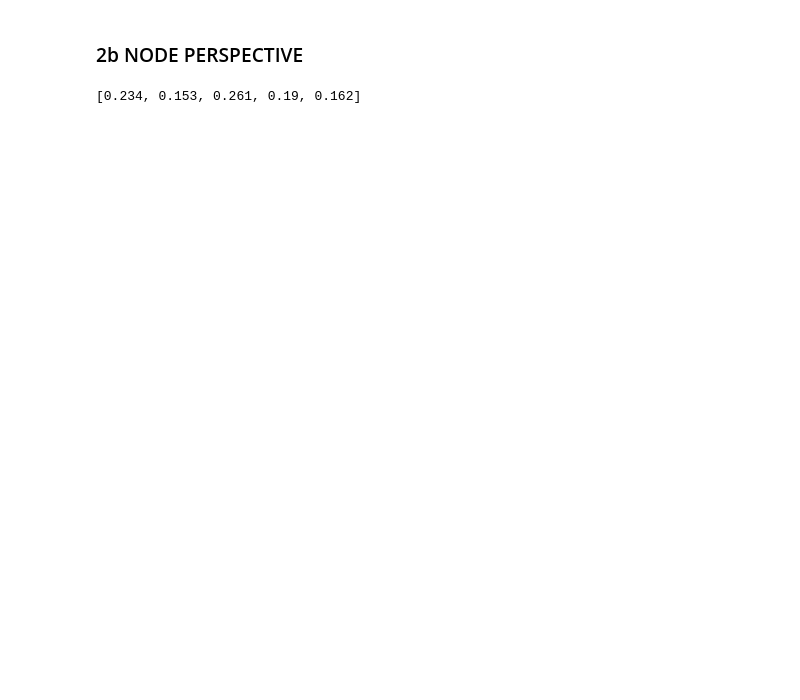
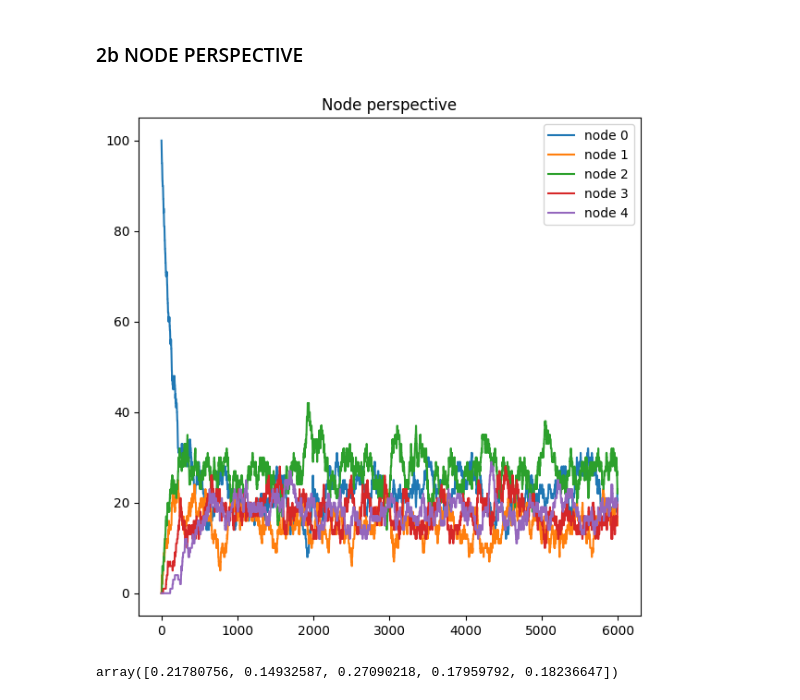
Before and after one commit to trietngo712/Network-Dynamics-and-Learning, a Jupyter notebook: HW2/Ex2.ipynb, the cells around one changed output. Cells and saved outputs as stored; diff of their text form; code cells hidden in the pictures; blank space fills up the shorter version.

```diff
--- a/HW2/Ex2.ipynb
+++ b/HW2/Ex2.ipynb
@@ -129,25 +130,47 @@ threshold = 60
 node_ids = [0,1,2,3,4] #represent o,a,b,c,d
 nodes = [Node(id) for id in node_ids ]
 
-nodes[0].num_particles = 1000
+nodes[0].num_particles = 100
 # %%
 current_node = 0
 
 time = clock.tick()
 counter = 0
+record = []
 
 while time < threshold:
-    chosen_node = np.random.choice(node_ids, p= np.array([nodes[i].num_particles for i in range(len(nodes))]) / 1000)
+    record.append([nodes[i].num_particles for i in node_ids])
+
+    chosen_node = np.random.choice(node_ids, p= np.array([nodes[i].num_particles for i in range(len(nodes))]) / 100)
     to_node = np.random.choice(node_ids, p=P_bar[chosen_node,:])
 
     nodes[chosen_node].num_particles -= 1
     nodes[to_node].num_particles +=1
 
     time += clock.tick()
     counter += 1
+
+record.append([nodes[i].num_particles for i in node_ids])
+
+record = np.array(record)
+
+fig = plt.figure(1, figsize=(7,7))
+ax = plt.subplot(111)
+
+for node in node_ids:
+    trajectory = record[:,node]
+    x = [i for i in range(len(trajectory))]
+
+    ax.plot(x, trajectory, label='node {0:d}'.format(node))
+
+ax.legend()
+ax.set_title(label = 'Node perspective')
+plt.savefig('fig/node_perspective')
+# %% [output]
+[figure, added]
-# %%
-[nodes[i].num_particles / 1000 for i in range(len(nodes))]
-# %% [output]
-[0.234, 0.153, 0.261, 0.19, 0.162]
+# %%
+np.mean(record[1000:], axis = 0) / 100
+# %% [output]
+array([0.21780756, 0.14932587, 0.27090218, 0.17959792, 0.18236647])
 # %%
 #pi_bar= [0.2173913  0.14906832 0.26086957 0.1863354  0.1863354 ]
```
Also changed, not shown: parts of 2 cells of this notebook, 57 other files.
